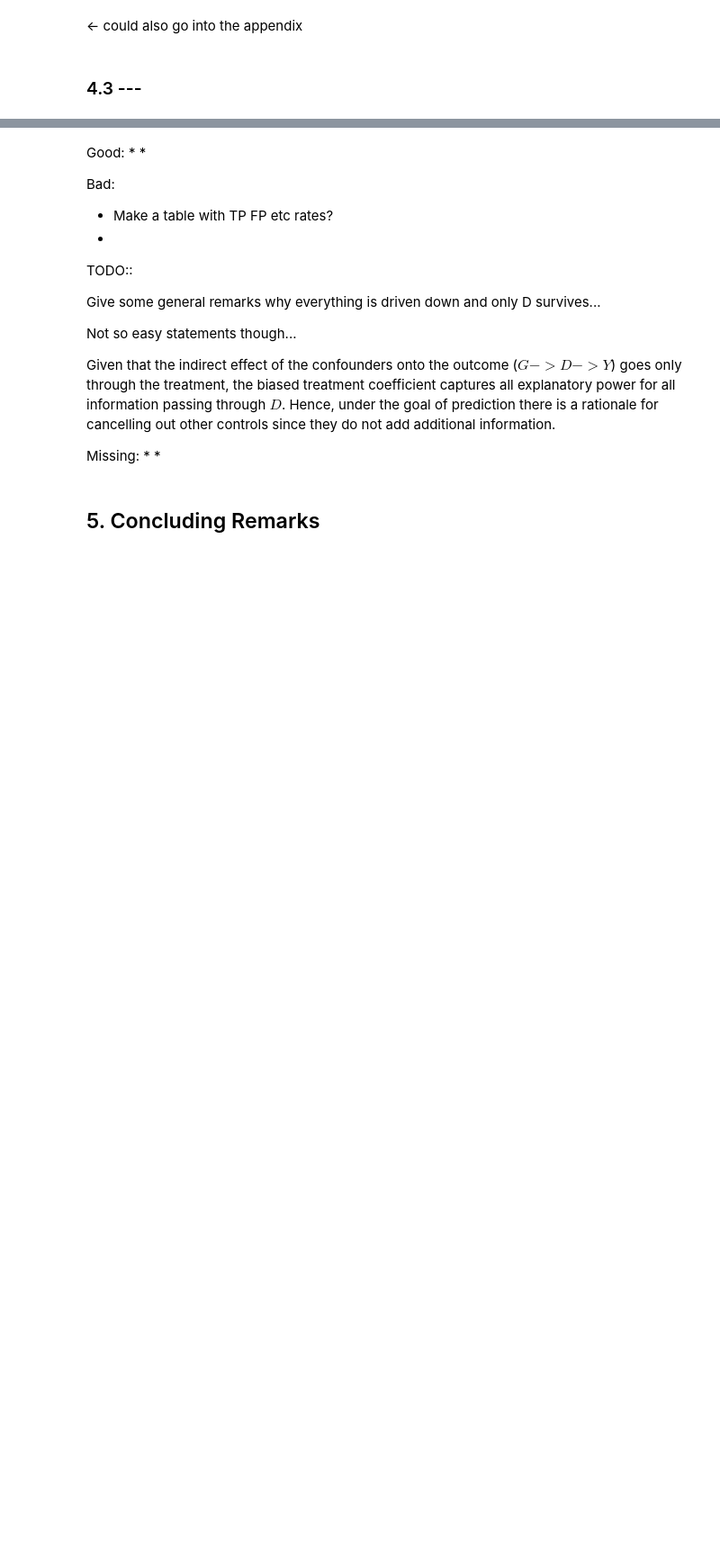
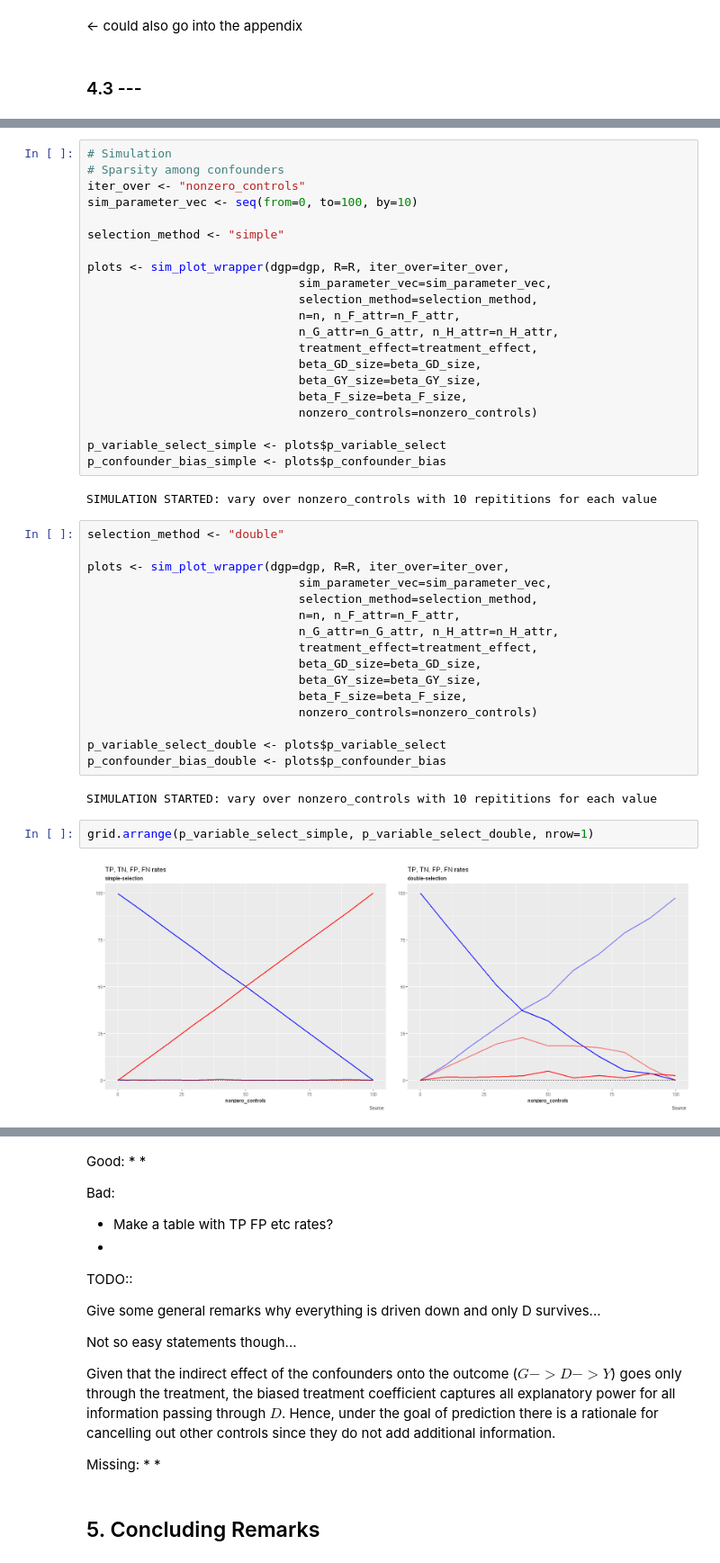
Before and after one commit to maxschae/compstat-project, a Jupyter notebook: CompStat_Project_Max_Schäfer.ipynb, the cells around one changed output, grey strips where cells are left out. Shown: that part at 90% size. Saved outputs shown, nothing was run; the diff lists cells and outputs as text; blank space fills up the shorter version.

```diff
--- a/CompStat_Project_Max_Schäfer.ipynb
+++ b/CompStat_Project_Max_Schäfer.ipynb
@@ -741,0 +733,45 @@ grid.arrange(p_confounder_bias_simple, p_confounder_bias_double, nrow=1)
+# %%
+# Simulation
+# Sparsity among confounders
+iter_over <- "nonzero_controls"
+sim_parameter_vec <- seq(from=0, to=100, by=10)
+
+selection_method <- "simple"
+
+plots <- sim_plot_wrapper(dgp=dgp, R=R, iter_over=iter_over,
+                              sim_parameter_vec=sim_parameter_vec,
+                              selection_method=selection_method,
+                              n=n, n_F_attr=n_F_attr,
+                              n_G_attr=n_G_attr, n_H_attr=n_H_attr,
+                              treatment_effect=treatment_effect,
+                              beta_GD_size=beta_GD_size,
+                              beta_GY_size=beta_GY_size,
+                              beta_F_size=beta_F_size,
+                              nonzero_controls=nonzero_controls)
+
+p_variable_select_simple <- plots$p_variable_select
+p_confounder_bias_simple <- plots$p_confounder_bias
+# %% [output]
+SIMULATION STARTED: vary over nonzero_controls with 10 repititions for each value
+# %%
+selection_method <- "double"
+
+plots <- sim_plot_wrapper(dgp=dgp, R=R, iter_over=iter_over,
+                              sim_parameter_vec=sim_parameter_vec,
+                              selection_method=selection_method,
+                              n=n, n_F_attr=n_F_attr,
+                              n_G_attr=n_G_attr, n_H_attr=n_H_attr,
+                              treatment_effect=treatment_effect,
+                              beta_GD_size=beta_GD_size,
+                              beta_GY_size=beta_GY_size,
+                              beta_F_size=beta_F_size,
+                              nonzero_controls=nonzero_controls)
+
+p_variable_select_double <- plots$p_variable_select
+p_confounder_bias_double <- plots$p_confounder_bias
+# %% [output]
+SIMULATION STARTED: vary over nonzero_controls with 10 repititions for each value
+# %%
+grid.arrange(p_variable_select_simple, p_variable_select_double, nrow=1)
+# %% [output]
+[figure, added]
```
Also changed, not shown: parts of 54 cells of this notebook, 5 other files.
